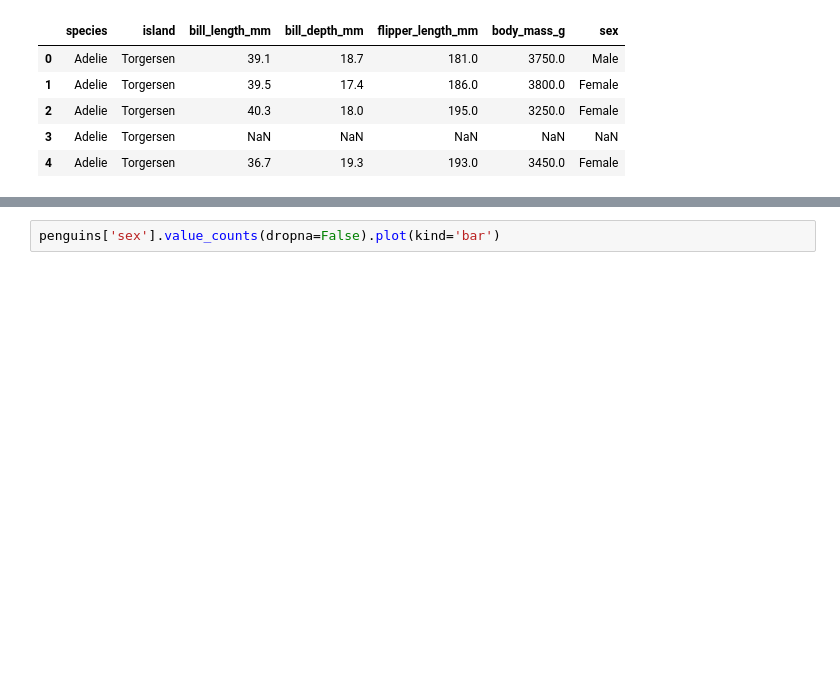
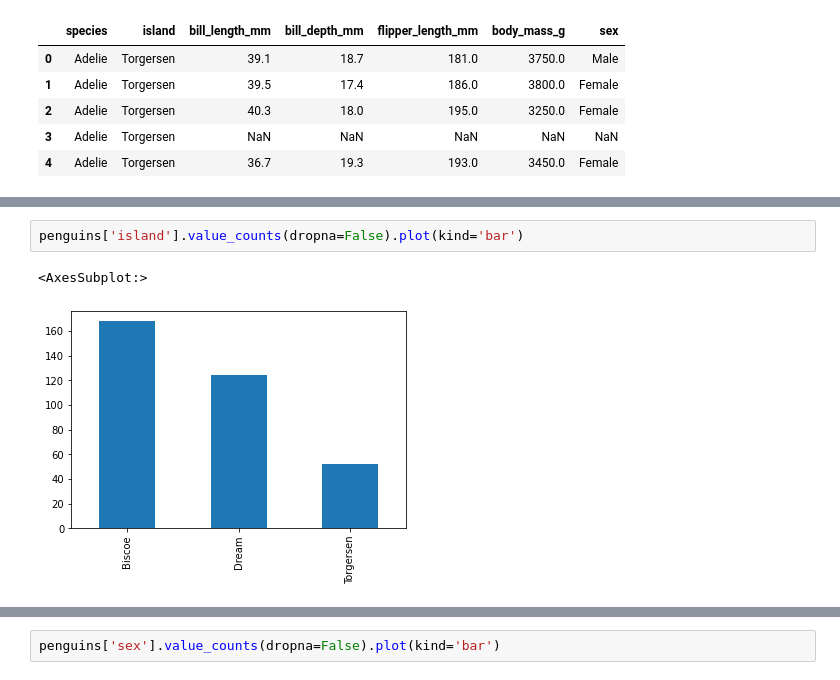
Before and after one commit to Pjiwm/data-science, a Jupyter notebook: Introduction and Univariate Analysis.ipynb, the cells around one changed output, grey strips where cells are left out. Drawn from its saved outputs; the diff is of its cells as text; blank space fills up the shorter version.

```diff
--- a/Introduction and Univariate Analysis.ipynb
+++ b/Introduction and Univariate Analysis.ipynb
@@ -218,0 +230,5 @@ penguins.head()
+# %%
+penguins['island'].value_counts(dropna=False).plot(kind='bar')
+# %% [output]
+<AxesSubplot:>
+[figure, added]
```
Also changed, not shown: parts of 9 cells of this notebook, 1 other file.
